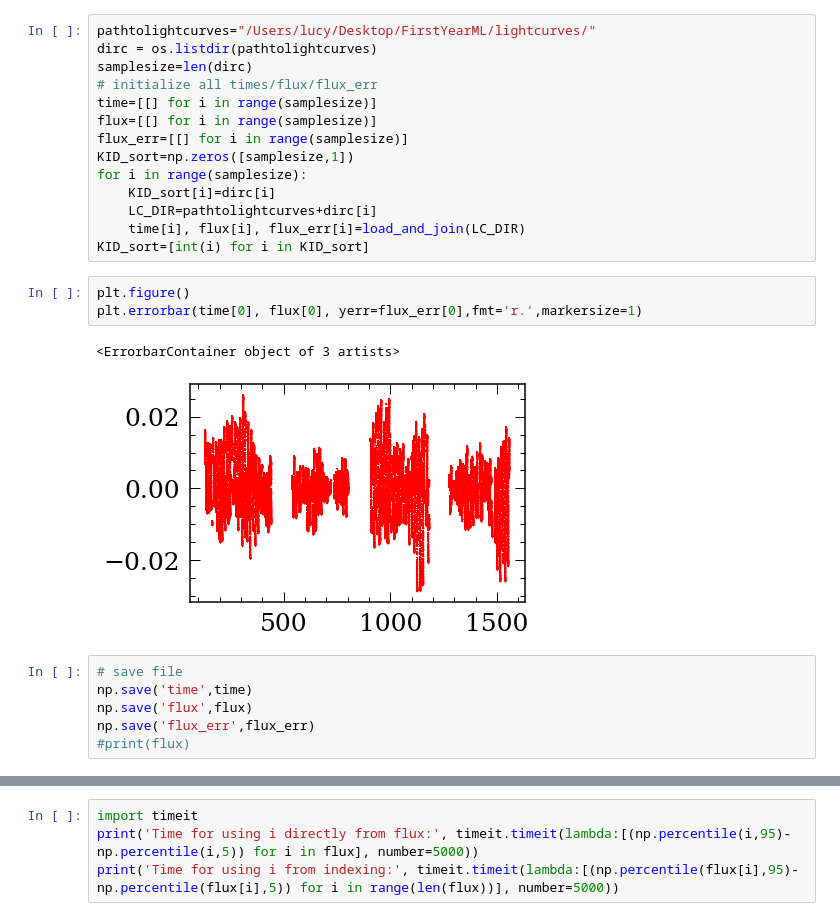
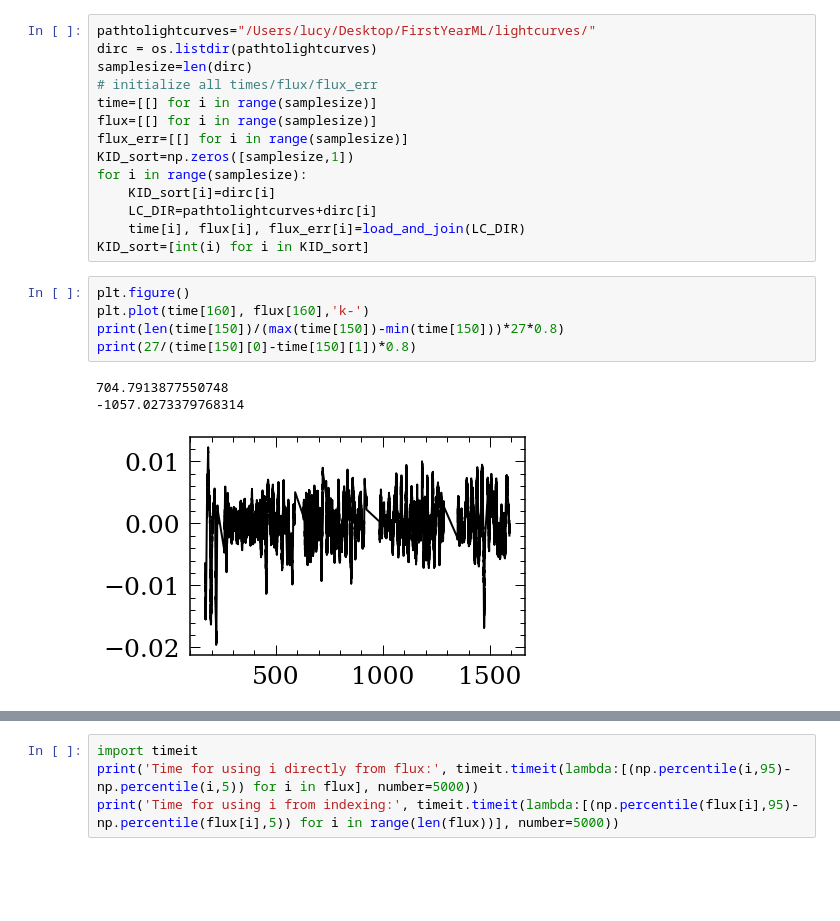
Before and after one commit to lyx12311/Mdwarf, a Jupyter notebook: Rvar.ipynb, the cells around one changed output, grey strips where cells are left out. Saved outputs shown, nothing was run; the diff lists cells and outputs as text; blank space fills up the shorter version.

```diff
--- a/Rvar.ipynb
+++ b/Rvar.ipynb
@@ -159,15 +162,12 @@ for i in range(samplesize):
     LC_DIR=pathtolightcurves+dirc[i]
     time[i], flux[i], flux_err[i]=load_and_join(LC_DIR)
 KID_sort=[int(i) for i in KID_sort]
-# %%
-plt.figure()
-plt.errorbar(time[0], flux[0], yerr=flux_err[0],fmt='r.',markersize=1)
-# %% [output]
-<ErrorbarContainer object of 3 artists>
-[figure, removed]
-# %%
-# save file
-np.save('time',time)
-np.save('flux',flux)
-np.save('flux_err',flux_err)
-#print(flux)
+# %%
+plt.figure()
+plt.plot(time[160], flux[160],'k-')
+print(len(time[150])/(max(time[150])-min(time[150]))*27*0.8)
+print(27/(time[150][0]-time[150][1])*0.8)
+# %% [output]
+704.7913877550748
+-1057.0273379768314
+[figure, added]
```
Also changed, not shown: parts of 45 cells of this notebook.
